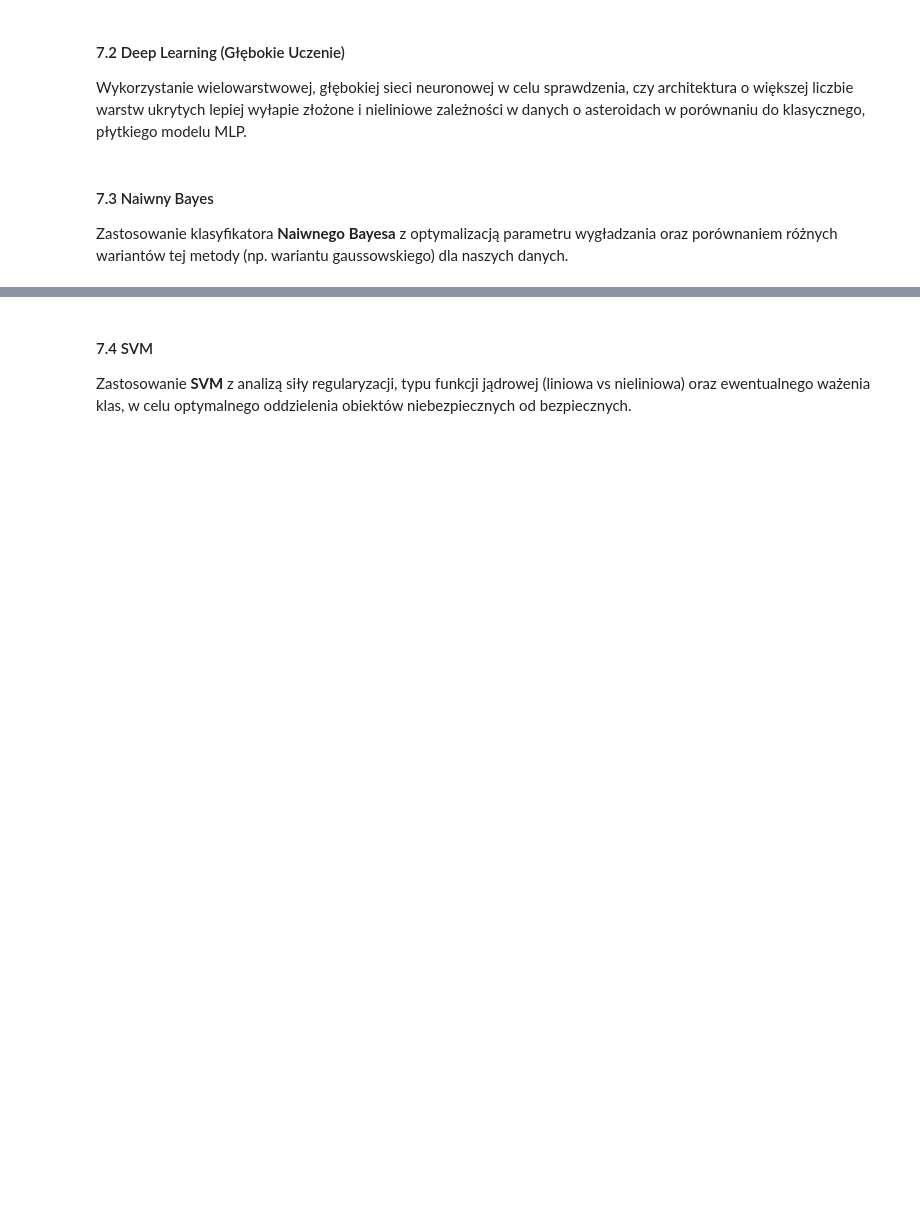
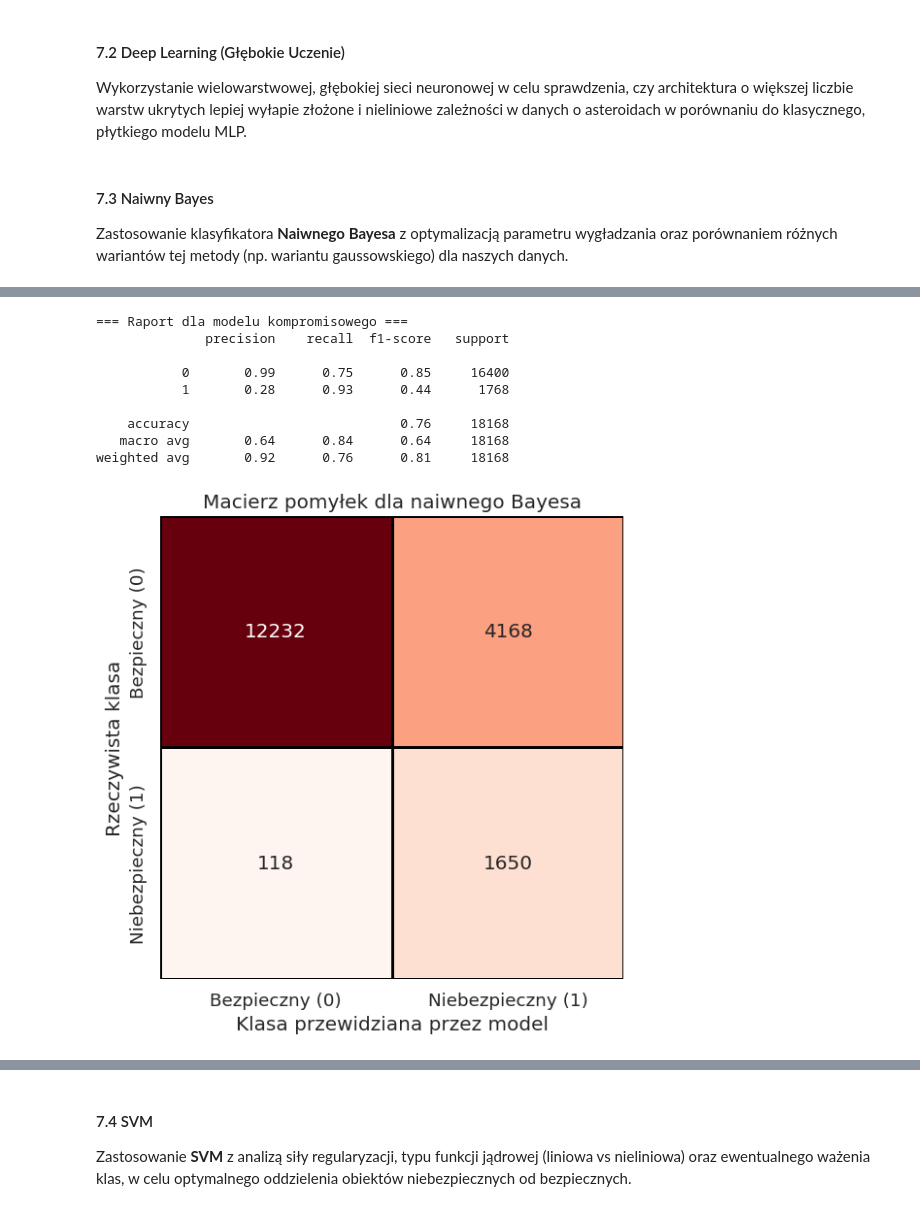
Before and after one commit to Zajecia-na-PWr-LR/lista-4-projekt-grupowy-orjaol, a Jupyter notebook: zadanie.ipynb, the cells around one changed output, grey strips where cells are left out. Drawn from its saved outputs; the diff is of its cells as text; code cells hidden in the pictures; blank space fills up the shorter version.

```diff
--- a/zadanie.ipynb
+++ b/zadanie.ipynb
@@ -347,0 +388,30 @@ Zastosowanie klasyfikatora **Naiwnego Bayesa** z optymalizacją parametru wygła
+# %%
+best_model = GaussianNB(var_smoothing=1e-1, priors=[0.5, 0.5])
+best_model.fit(X_train_nb, y_train)
+y_pred = best_model.predict(X_test_nb)
+
+print("=== Raport dla modelu kompromisowego ===")
+print(classification_report(y_test, y_pred))
+
+cm =confusion_matrix(y_test, y_pred)
+plt.figure(figsize=(8, 6))
+sns.set_theme(style="whitegrid", font_scale=1.2)
+ax = sns.heatmap(cm, annot=True, fmt='d', cmap='Reds', cbar=False, square=True, linewidths=1, linecolor='black')
+ax.set_xticklabels(['Bezpieczny (0)', 'Niebezpieczny (1)'])
+ax.set_yticklabels(['Bezpieczny (0)', 'Niebezpieczny (1)'])
+plt.title("Macierz pomyłek dla naiwnego Bayesa")
+plt.xlabel('Klasa przewidziana przez model')
+plt.ylabel('Rzeczywista klasa')
+plt.tight_layout()
+plt.show()
+# %% [output]
+=== Raport dla modelu kompromisowego ===
+              precision    recall  f1-score   support
+
+           0       0.99      0.75      0.85     16400
+           1       0.28      0.93      0.44      1768
+
+    accuracy                           0.76     18168
+   macro avg       0.64      0.84      0.64     18168
+weighted avg       0.92      0.76      0.81     18168
+[figure, added]
```
Also changed, not shown: parts of 6 cells of this notebook.
